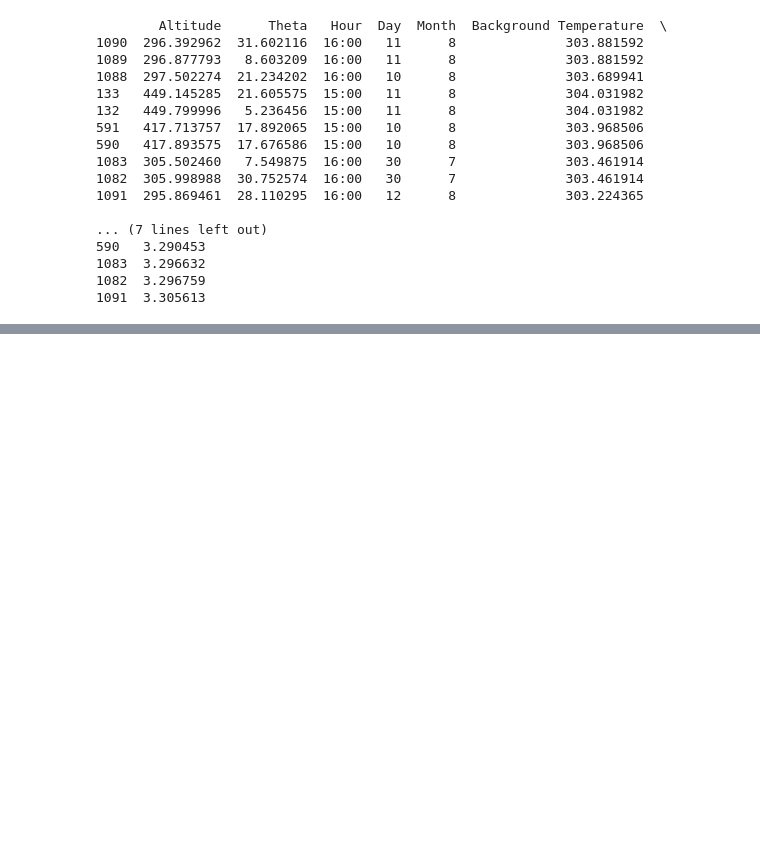
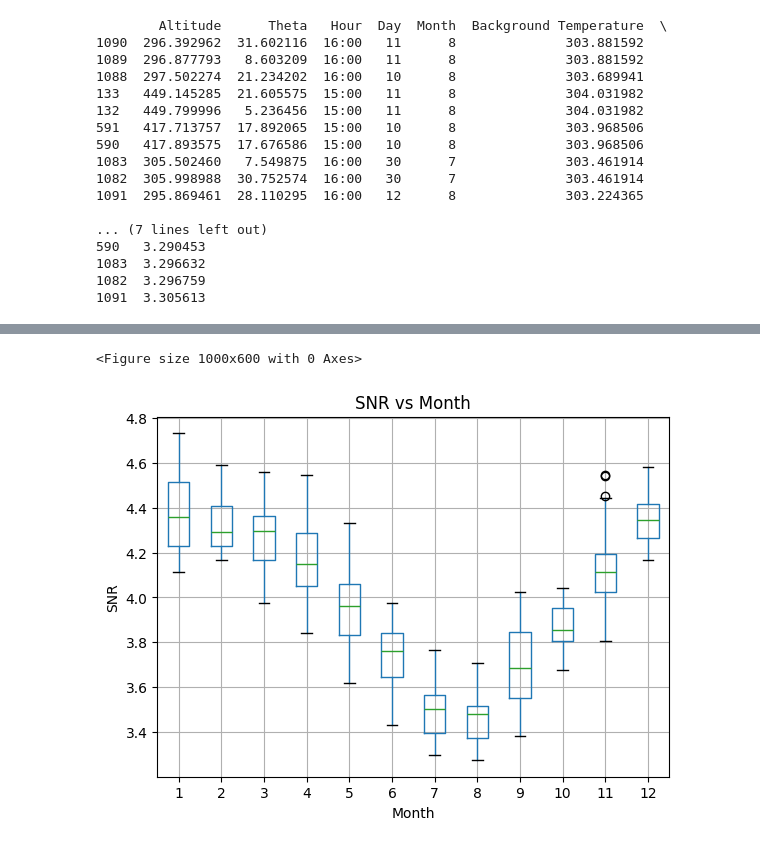
Before and after one commit to FaridRash/IGNIS, a Jupyter notebook: MA_SNR_Visualization.ipynb, the cells around one changed output, grey strips where cells are left out. Saved outputs shown, nothing was run; the diff lists cells and outputs as text; code cells hidden in the pictures; blank space fills up the shorter version.

```diff
--- a/MA_SNR_Visualization.ipynb
+++ b/MA_SNR_Visualization.ipynb
@@ -166,0 +179,14 @@ print(bottom_10_snr[['Altitude', 'Theta', 'Hour', 'Day', 'Month',  'Background T
+# %%
+# prompt: snr vs month box plot
+
+import matplotlib.pyplot as plt
+plt.figure(figsize=(10, 6))
+df.boxplot(column='SNR', by='Month')
+plt.title('SNR vs Month')
+plt.xlabel('Month')
+plt.ylabel('SNR')
+plt.suptitle('')
+plt.show()
+# %% [output]
+<Figure size 1000x600 with 0 Axes>
+[figure, added]
```
Also changed, not shown: parts of 2 cells of this notebook.
